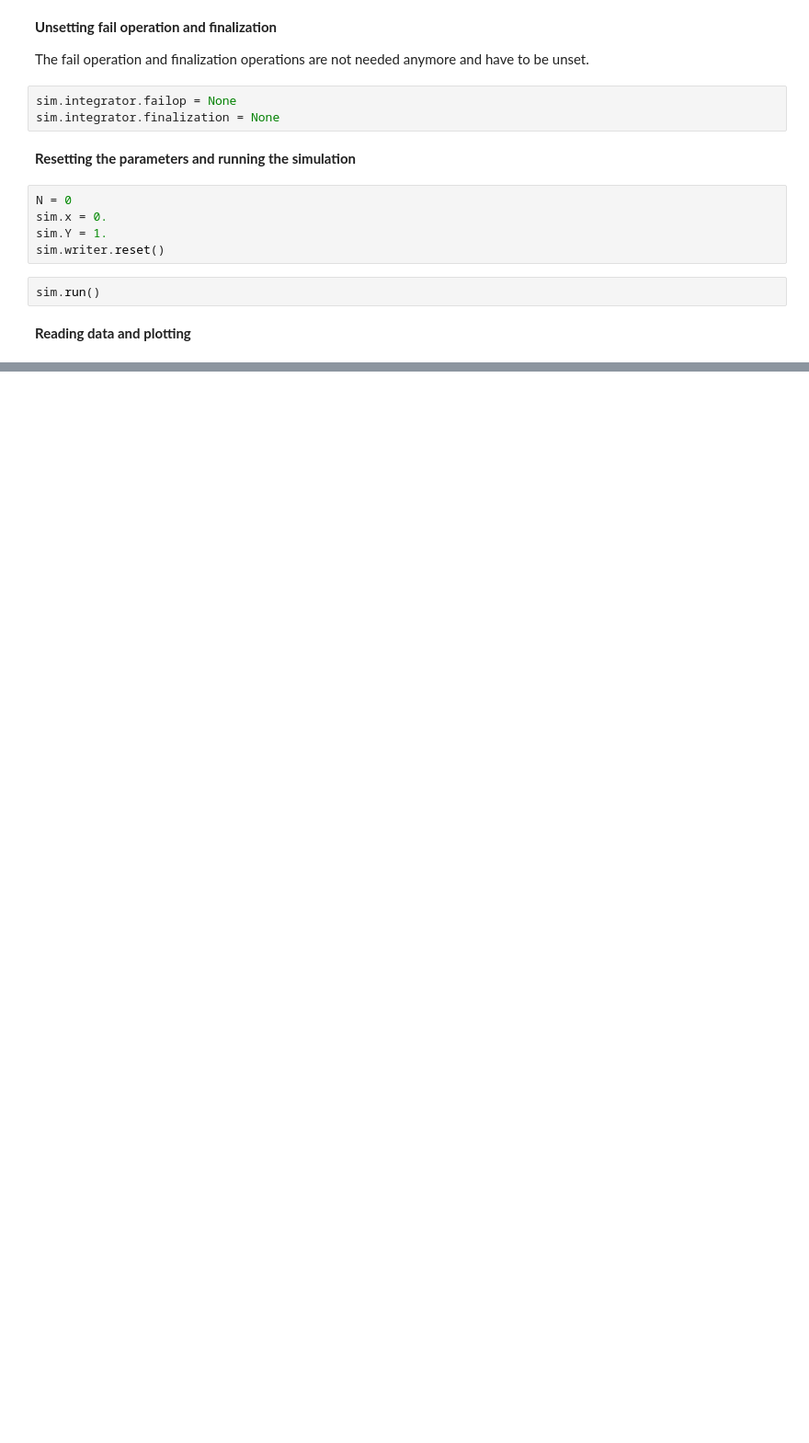
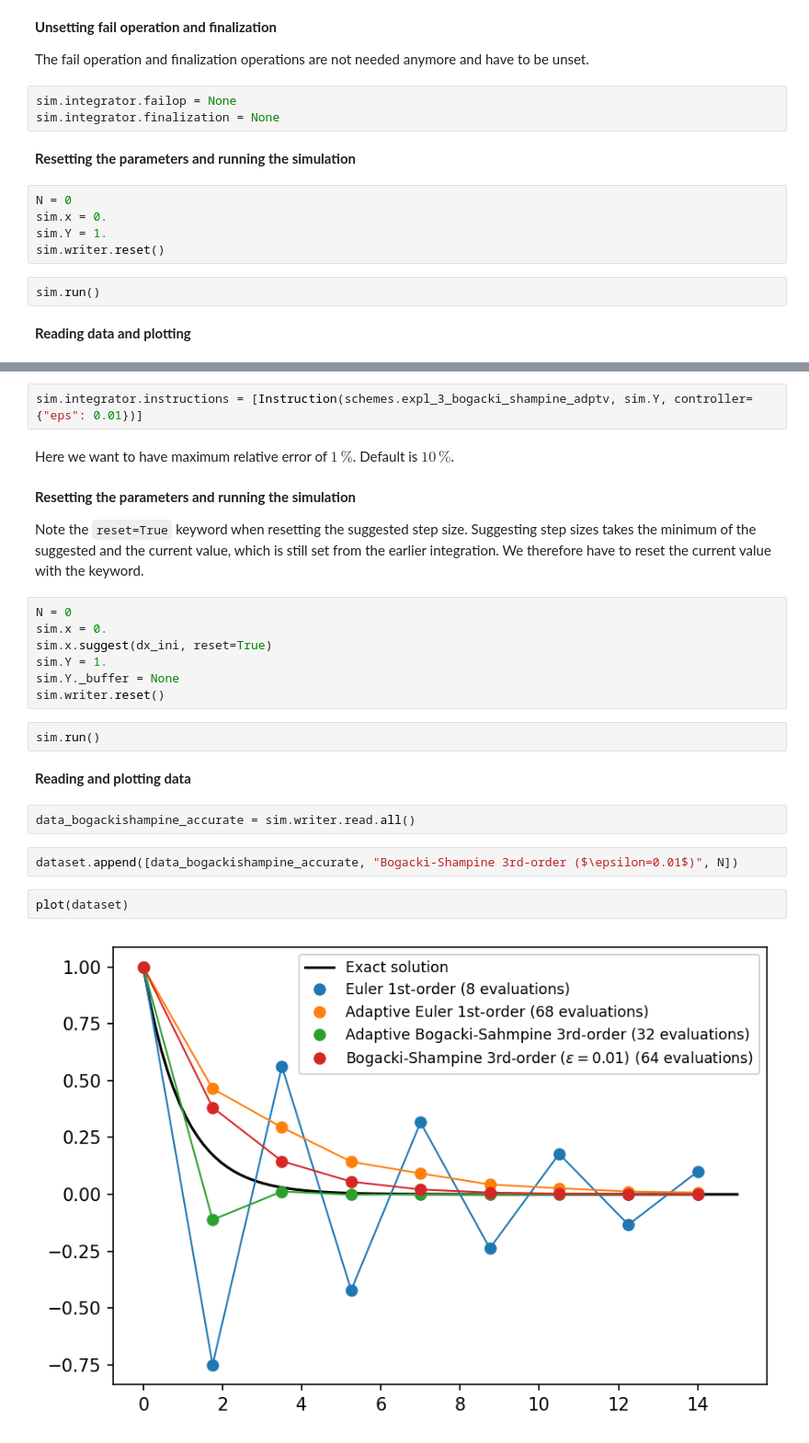
Before and after one commit to stammler/simframe, a Jupyter notebook: examples/5_adaptive_schemes.ipynb, the cells around one changed output, grey strips where cells are left out. Shown at 92% size. Saved outputs shown, nothing was run; the diff lists cells and outputs as text; blank space fills up the shorter version.

```diff
--- a/examples/5_adaptive_schemes.ipynb
+++ b/examples/5_adaptive_schemes.ipynb
@@ -250,0 +256,27 @@ Change the stepsize to `dx = 2.25` and run the notebook again. For this step siz
+# %%
+sim.integrator.instructions = [Instruction(schemes.expl_3_bogacki_shampine_adptv, sim.Y, controller={"eps": 0.01})]
+# %% [markdown]
+Here we want to have maximum relative error of $1\,\%$. Default is $10\,\%$.
+# %% [markdown]
+**Resetting the parameters and running the simulation**
+
+Note the `reset=True` keyword when resetting the suggested step size. Suggesting step sizes takes the minimum of the suggested and the current value, which is still set from the earlier integration. We therefore have to reset the current value with the keyword.
+# %%
+N = 0
+sim.x = 0.
+sim.x.suggest(dx_ini, reset=True)
+sim.Y = 1.
+sim.Y._buffer = None
+sim.writer.reset()
+# %%
+sim.run()
+# %% [markdown]
+**Reading and plotting data**
+# %%
+data_bogackishampine_accurate = sim.writer.read.all()
+# %%
+dataset.append([data_bogackishampine_accurate, "Bogacki-Shampine 3rd-order ($\epsilon=0.01$)", N])
+# %%
+plot(dataset)
+# %% [output]
+[figure, added]
```
Also changed, not shown: parts of 10 cells of this notebook, 6 other files.
